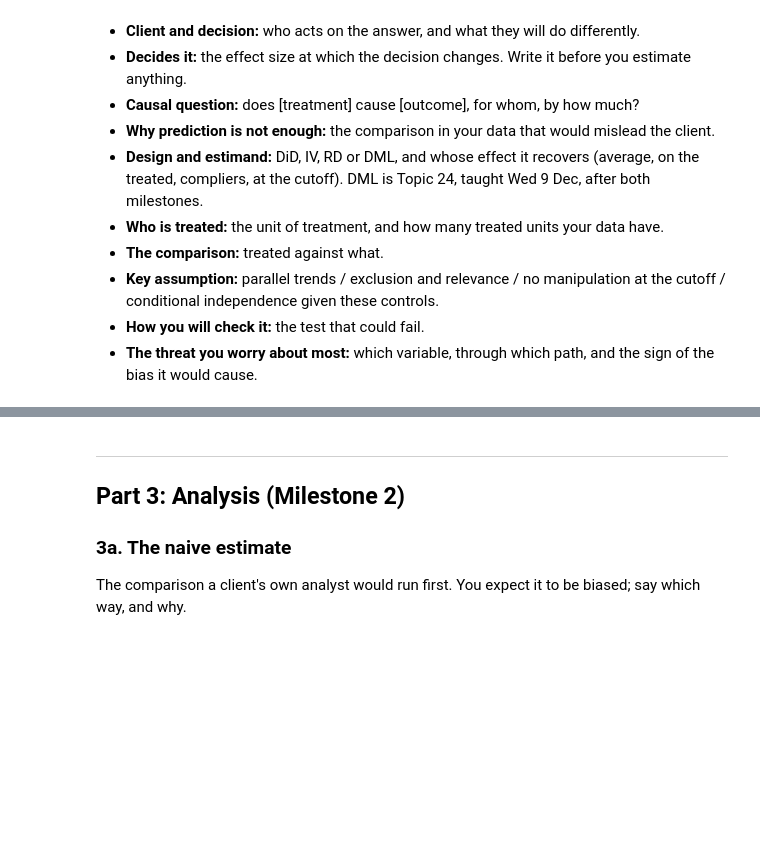
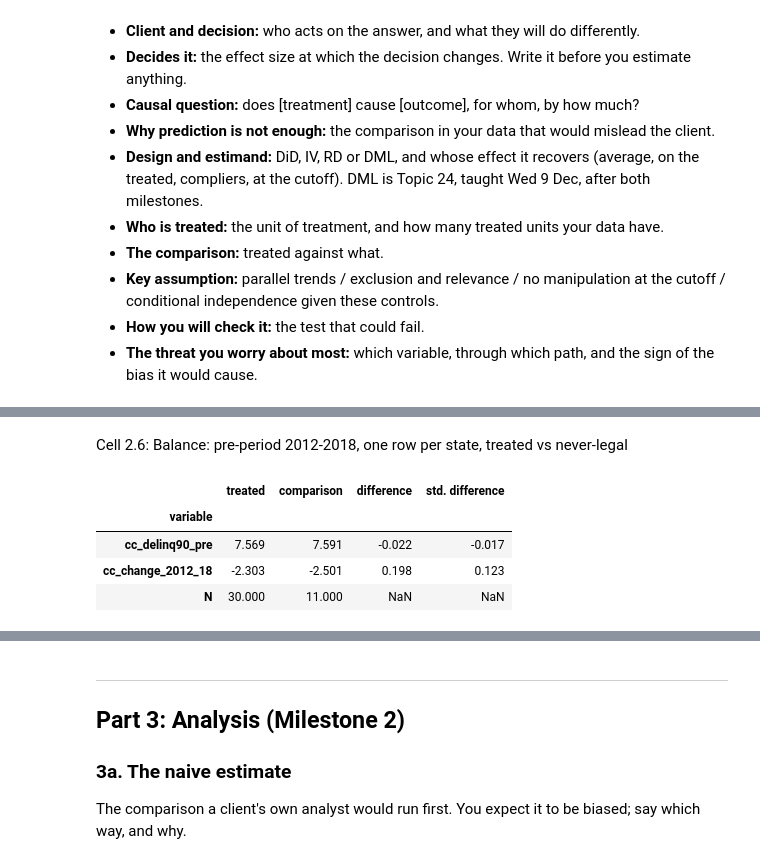
Before and after one commit to lukys8120/econ5200-final-project, a Jupyter notebook: notebooks/consulting_report.ipynb, the cells around one changed output, grey strips where cells are left out. Drawn from its saved outputs; the diff is of its cells as text; code cells hidden in the pictures; blank space fills up the shorter version.

```diff
--- a/notebooks/consulting_report.ipynb
+++ b/notebooks/consulting_report.ipynb
@@ -84,0 +117,12 @@ These lines are the proposal's page 1. The **Proposal Template (Word)** on Canva
+# %%
+cc = pd.read_excel(RAW / "area_report_by_year.xlsx", sheet_name="creditcard_delinq", header=8)
+cc = cc.rename(columns={cc.columns[0]: "state"})
+cc["state"] = cc["state"].astype(str).str.strip()
+cc = cc[cc["state"].isin(CODES)]          # drops PR, allUS and footnote rows
+
+year_cols = {c: int(m.group()) for c in cc.columns if (m := re.search(r"(19|20)\d{2}", str(c)))}
+cc = cc[["state", *year_cols]].melt(id_vars="state", var_name="col", value_name="cc_delinq90")
+cc["year"] = cc["col"].map(year_cols)
+cc["cc_delinq90"] = pd.to_numeric(cc["cc_delinq90"], errors="coerce")
+cc = cc[["state", "year", "cc_delinq90"]]
+print(cc["state"].nunique(), "states,", cc["year"].min(), "to", cc["year"].max())
@@ -85,21 +210,30 @@ These lines are the proposal's page 1. The **Proposal Template (Word)** on Canva
+# %% [markdown]
+Cell 2.6: Balance: pre-period 2012-2018, one row per state, treated vs never-legal
 # %%
 def balance_table(data, group, cols):
-    """Means by group, the difference, and the standardised difference (difference / pooled SD).
-
-    group: a 0/1 column. For RD pass the rows inside your bandwidth, grouped by side of the cutoff;
-    for DiD, the pre-period rows grouped by treated state; for IV, grouped by the instrument.
-    A standardised difference above about 0.1 in absolute value is worth a sentence in the proposal.
-    """
+    """Means by group, the difference, and the standardised difference (difference / pooled SD)."""
     g1, g0 = data[data[group] == 1], data[data[group] == 0]
     rows = []
     for c in cols:
         sd = np.sqrt((g1[c].var() + g0[c].var()) / 2)
         rows.append({"variable": c, "treated": g1[c].mean(), "comparison": g0[c].mean(),
                      "difference": g1[c].mean() - g0[c].mean(),
                      "std. difference": (g1[c].mean() - g0[c].mean()) / sd if sd > 0 else np.nan})
     out = pd.DataFrame(rows).set_index("variable")
     out.loc["N"] = [len(g1), len(g0), np.nan, np.nan]
     return out.round(3)
 
-
-# balance_table(df, "treated", ["outcome", "control_1", "control_2"])
+pre = panel[panel["year"].isin(PRE_YEARS) & panel["group"].isin(["treated", "never"])]
+wide = pre.pivot(index="state", columns="year", values="cc_delinq90")
+states = pd.DataFrame({
+    "treated": (pre.groupby("state")["group"].first() == "treated").astype(int),
+    "cc_delinq90_pre": wide.mean(axis=1),
+    "cc_change_2012_18": wide[2018] - wide[2012],
+})
+balance_table(states, "treated", ["cc_delinq90_pre", "cc_change_2012_18"])
+# %% [output]
+|  | treated | comparison | difference | std. difference |
+| variable |  |  |  |  |
+| cc_delinq90_pre | 7.569 | 7.591 | -0.022 | -0.017 |
+| cc_change_2012_18 | -2.303 | -2.501 | 0.198 | 0.123 |
+| N | 30.000 | 11.000 | NaN | NaN |
```
Also changed, not shown: parts of 26 cells of this notebook, 4 other files.
